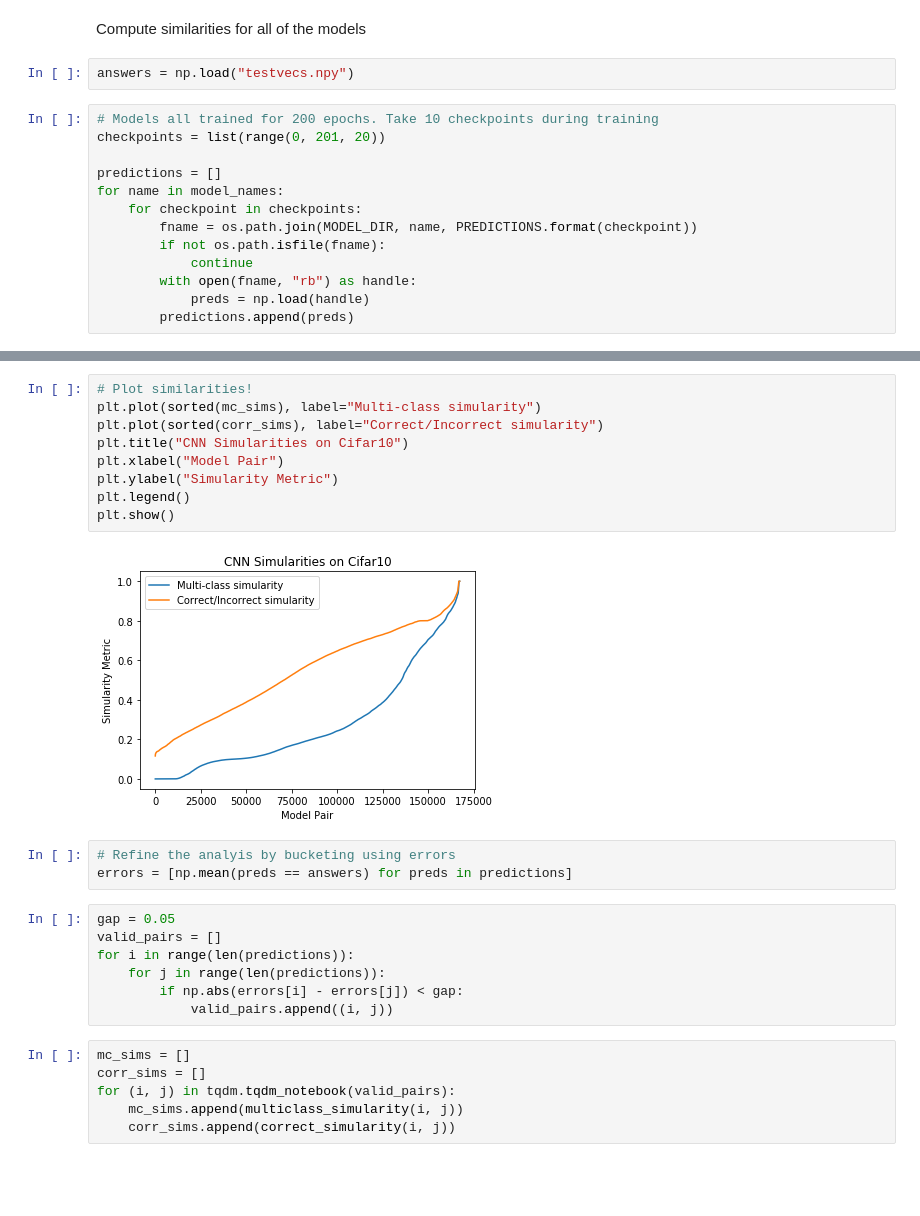
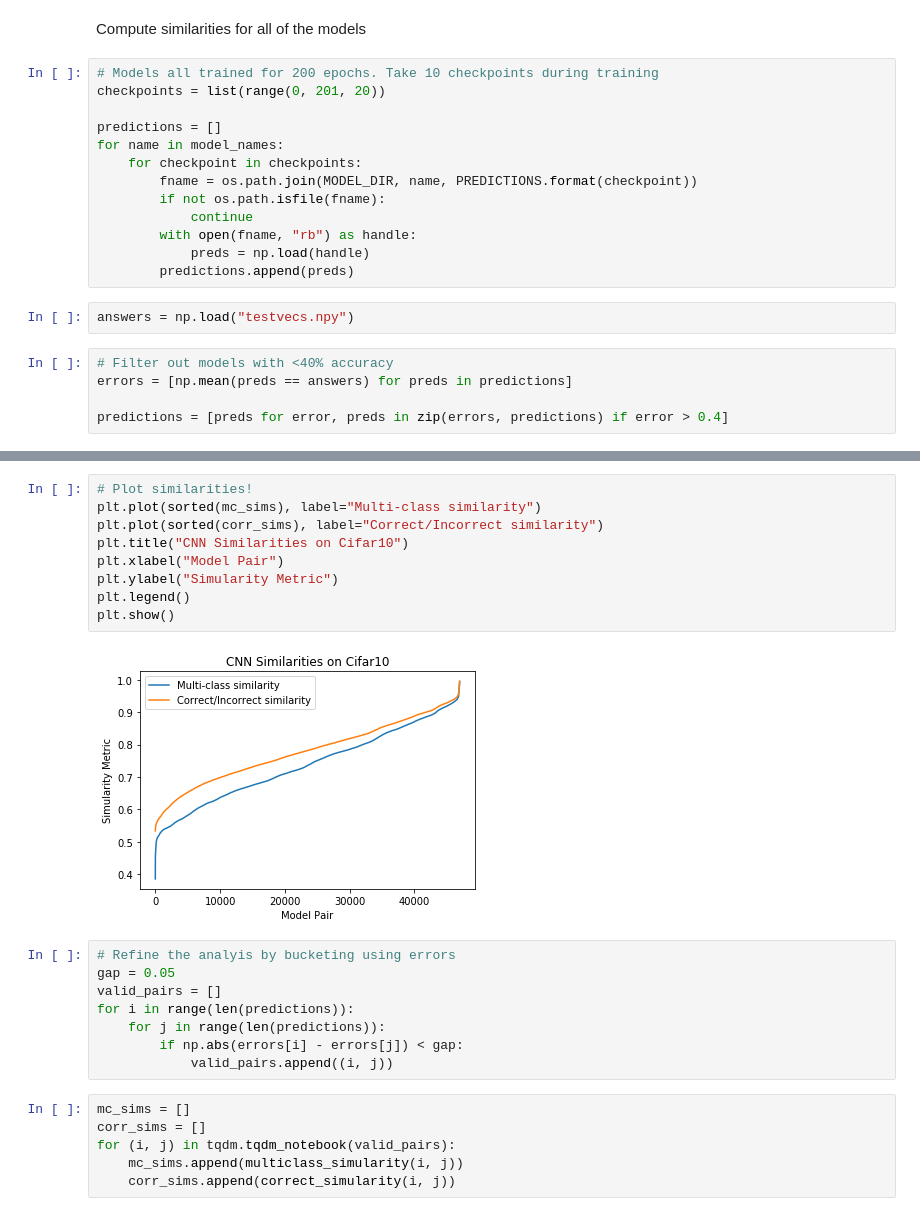
Before and after one commit to fagan2888/pytorch_image_classification, a Jupyter notebook: analysis/cifar10_similarity.ipynb, the cells around one changed output, grey strips where cells are left out. Saved outputs shown, nothing was run; the diff lists cells and outputs as text; blank space fills up the shorter version.

```diff
--- a/analysis/cifar10_similarity.ipynb
+++ b/analysis/cifar10_similarity.ipynb
@@ -37,20 +37,25 @@ plt.show()
 # %% [markdown]
 Compute similarities for all of the models
+# %%
+# Models all trained for 200 epochs. Take 10 checkpoints during training
+checkpoints = list(range(0, 201, 20))
+
+predictions = []
+for name in model_names:
+    for checkpoint in checkpoints:
+        fname = os.path.join(MODEL_DIR, name, PREDICTIONS.format(checkpoint))
+        if not os.path.isfile(fname):
+            continue
+        with open(fname, "rb") as handle:
+            preds = np.load(handle)
+        predictions.append(preds)
 # %%
 answers = np.load("testvecs.npy")
-# %%
-# Models all trained for 200 epochs. Take 10 checkpoints during training
-checkpoints = list(range(0, 201, 20))
-
-predictions = []
-for name in model_names:
-    for checkpoint in checkpoints:
-        fname = os.path.join(MODEL_DIR, name, PREDICTIONS.format(checkpoint))
-        if not os.path.isfile(fname):
-            continue
-        with open(fname, "rb") as handle:
-            preds = np.load(handle)
-        predictions.append(preds)
+# %%
+# Filter out models with <40% accuracy
+errors = [np.mean(preds == answers) for preds in predictions]
+
+predictions = [preds for error, preds in zip(errors, predictions) if error > 0.4]
 # %%
 def multiclass_simularity(i, j):
     return np.mean(predictions[i] == predictions[j])
@@ -68,19 +73,17 @@ for i in tqdm.tqdm_notebook(range(len(predictions))):
 [interactive output not drawn]
 # %%
 # Plot similarities!
-plt.plot(sorted(mc_sims), label="Multi-class simularity")
-plt.plot(sorted(corr_sims), label="Correct/Incorrect simularity")
-plt.title("CNN Simularities on Cifar10")
+plt.plot(sorted(mc_sims), label="Multi-class similarity")
+plt.plot(sorted(corr_sims), label="Correct/Incorrect similarity")
+plt.title("CNN Similarities on Cifar10")
 plt.xlabel("Model Pair")
 plt.ylabel("Simularity Metric")
 plt.legend()
 plt.show()
 # %% [output]
-[figure, old version]
+[figure, new version]
-# %%
-# Refine the analyis by bucketing using errors
-errors = [np.mean(preds == answers) for preds in predictions]
 # %%
+# Refine the analyis by bucketing using errors
 gap = 0.05
 valid_pairs = []
 for i in range(len(predictions)):
```
Also changed, not shown: parts of 2 cells of this notebook.
